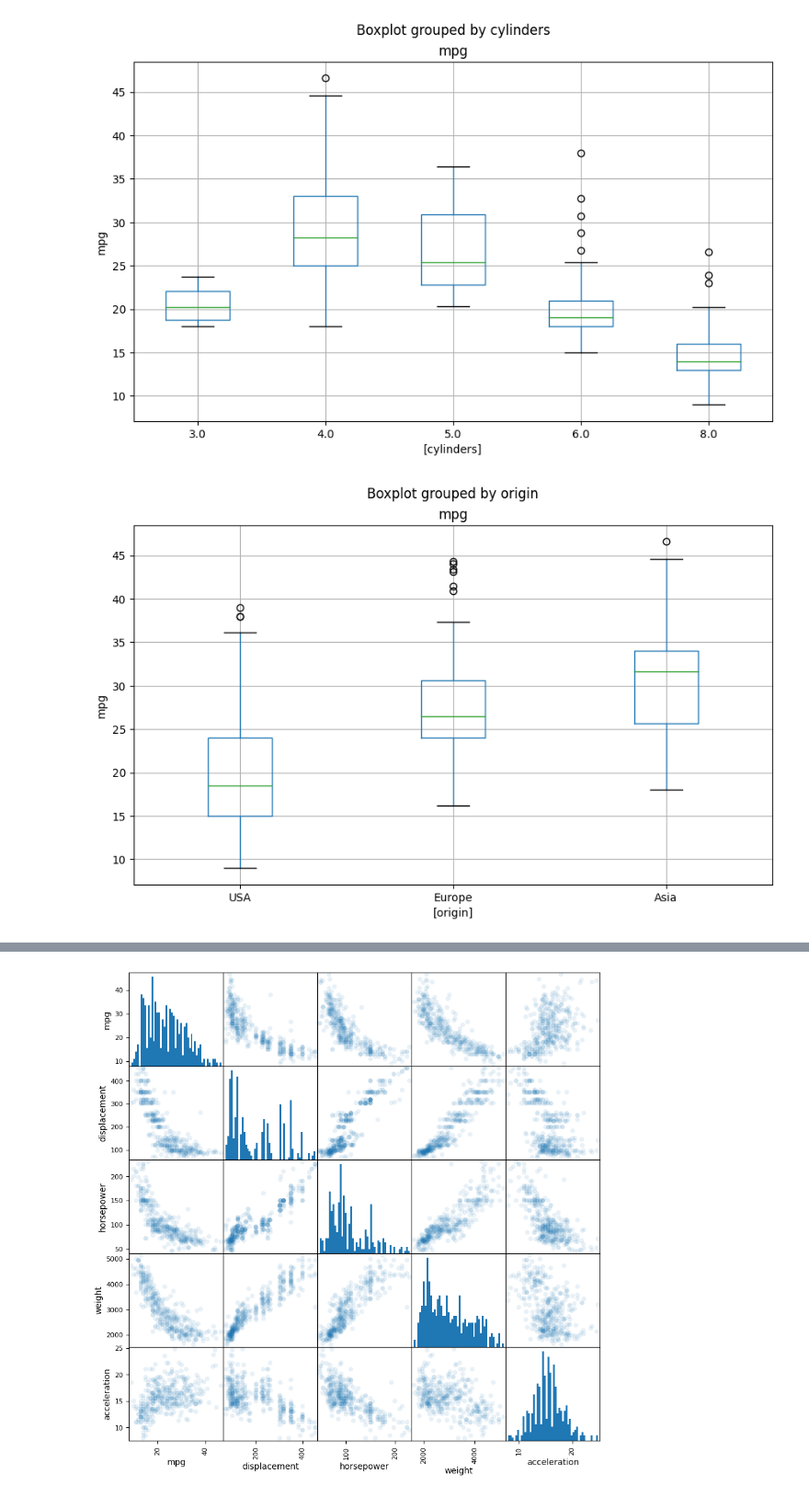
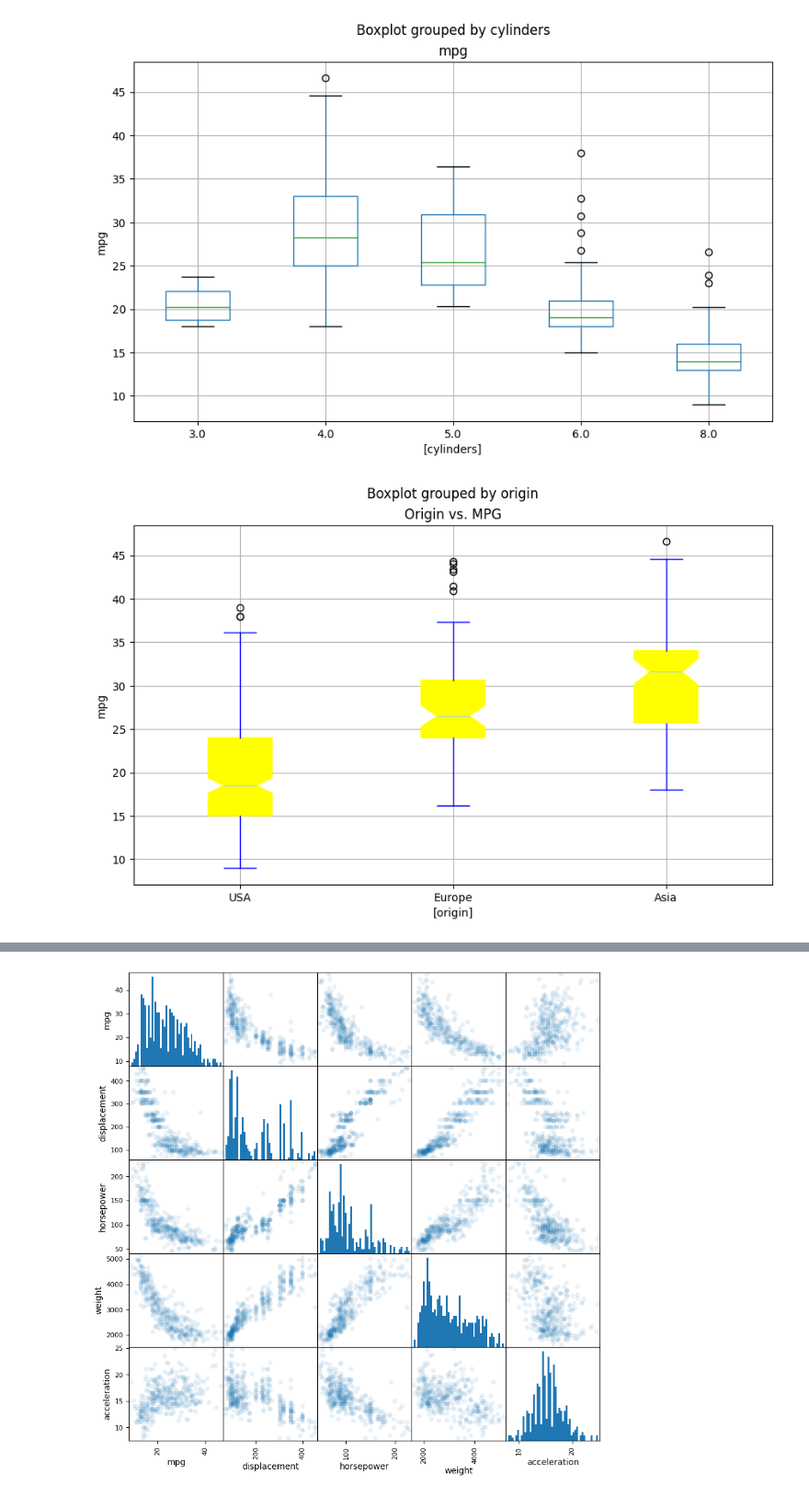
Before and after one commit to RuizeMa666/DATA1030_Midterm_Project, a Jupyter notebook: Auto_mpg.ipynb, the cells around one changed output, grey strips where cells are left out. Shown at 92% size. Cells and saved outputs as stored; diff of their text form; code cells hidden in the pictures.

```diff
--- a/Auto_mpg.ipynb
+++ b/Auto_mpg.ipynb
@@ -11,6 +11,8 @@ data1 = pd.read_fwf(r"D:\Desktop\Fall\DATA1030\project\auto+mpg\auto-mpg.data-or
 data1[['8', '9']] = data1[7].str.split('.\t', expand=True)
 data1 = data1.loc[:, data1.columns != 7]
 data1.columns = ['mpg', 'cylinders', 'displacement', 'horsepower', 'weight', 'acceleration', 'model_year', 'origin', 'car_name']
+data1 = data1.loc[:, data1.columns != 'model_year']
+data1 = data1.loc[:, data1.columns != 'car_name']
 data1.head()
 data1.info()
 pd.value_counts(data1['cylinders'])
@@ -20,9 +22,10 @@ X = data1.loc[:, data1.columns != 'mpg']
 X = X.loc[:, X.columns != 'model_year']
 X = X.loc[:, X.columns != 'car_name']
 y = data1['mpg']
+
 data_try = data1[data1['mpg'].notna()]
 data_try.info()
-X.head()
+data1.info()
 # %% [output]
 <class 'pandas.core.frame.DataFrame'>
 RangeIndex: 406 entries, 0 to 405
@@ -169,9 +168,15 @@ plt.show()
 # %% [output]
 [figure]
 # %%
-data1[['mpg','origin']].boxplot(by='origin',figsize=(10, 6))
+c = 'yellow'
+data1[['mpg','origin']].boxplot(by='origin',figsize=(10, 6), notch=True, patch_artist=True,
+                               boxprops=dict(facecolor='yellow', color='yellow'),
+                               medianprops=dict(color='lightblue'),
+                               whiskerprops=dict(color='blue'),
+                               capprops=dict(color='blue'))
 plt.xticks([1, 2, 3], ['USA', 'Europe', 'Asia'])
+plt.title('Origin vs. MPG')
 plt.ylabel('mpg')
 plt.show()
 # %% [output]
-[figure, old version]
+[figure, new version]
```
Also changed, not shown: parts of 10 cells of this notebook.
